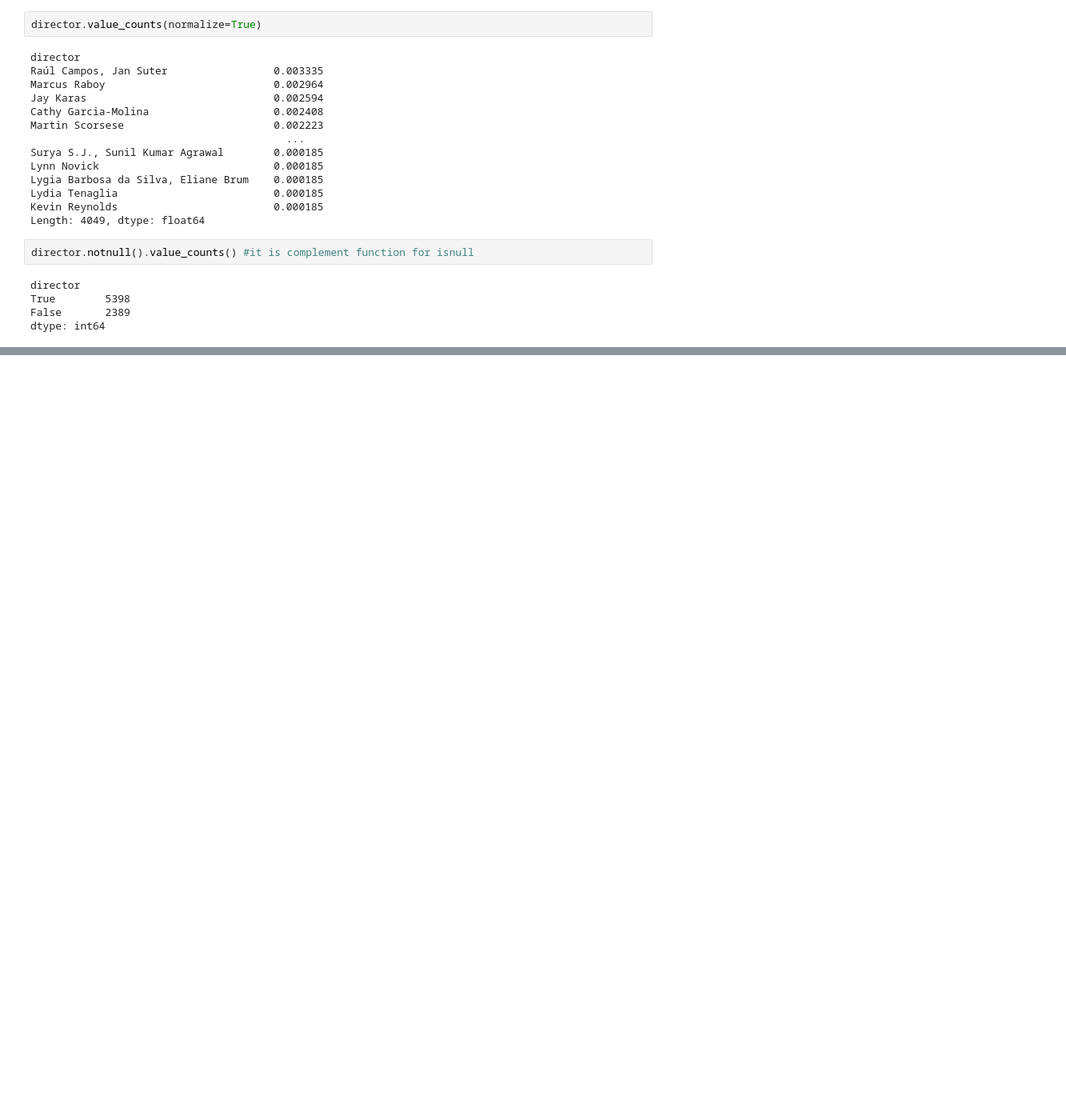
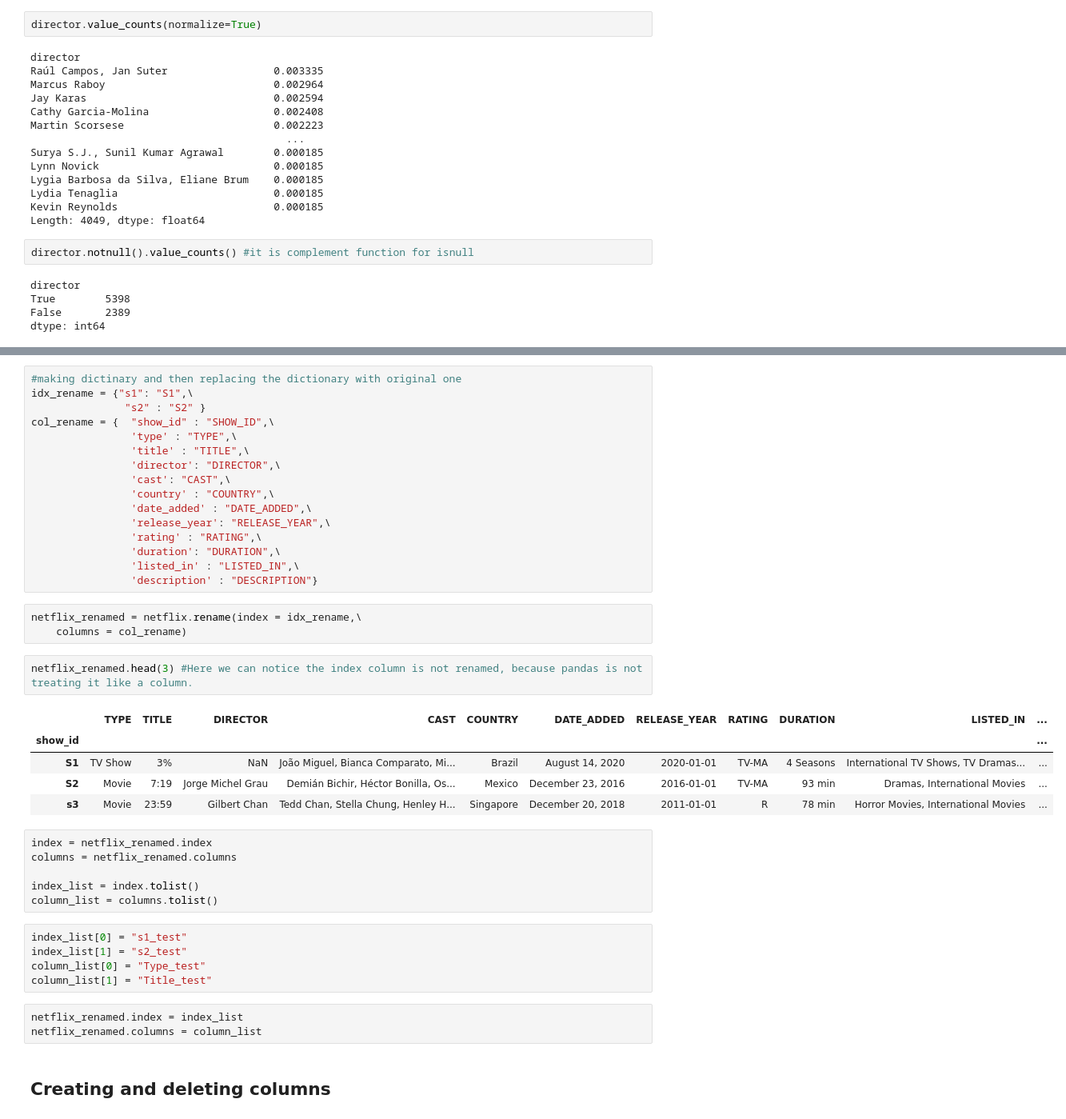
Before and after one commit to Prashantoza/Data_wrangling, a Jupyter notebook: Pandas_Series/Introduction_to_pandas.ipynb, the cells around one changed output, grey strips where cells are left out. Shown at 80% size. Cells and saved outputs as stored; diff of their text form; blank space fills up the shorter version.

```diff
--- a/Pandas_Series/Introduction_to_pandas.ipynb
+++ b/Pandas_Series/Introduction_to_pandas.ipynb
@@ -330,0 +371,43 @@ dtype: int64
+# %%
+#making dictinary and then replacing the dictionary with original one
+idx_rename = {"s1": "S1",\
+               "s2" : "S2" }
+col_rename = {  "show_id" : "SHOW_ID",\
+                'type' : "TYPE",\
+                'title' : "TITLE",\
+                'director': "DIRECTOR",\
+                'cast': "CAST",\
+                'country' : "COUNTRY",\
+                'date_added' : "DATE_ADDED",\
+                'release_year': "RELEASE_YEAR",\
+                'rating' : "RATING",\
+                'duration': "DURATION",\
+                'listed_in' : "LISTED_IN",\
+                'description' : "DESCRIPTION"}
+# %%
+netflix_renamed = netflix.rename(index = idx_rename,\
+    columns = col_rename)
+# %%
+netflix_renamed.head(3) #Here we can notice the index column is not renamed, because pandas is not treating it like a column.
+# %% [output]
+|  | TYPE | TITLE | DIRECTOR | CAST | COUNTRY | DATE_ADDED | RELEASE_YEAR | RATING | DURATION | LISTED_IN | ... |
+| show_id |  |  |  |  |  |  |  |  |  |  | ... |
+| S1 | TV Show | 3% | NaN | João Miguel, Bianca Comparato, Mi... | Brazil | August 14, 2020 | 2020-01-01 | TV-MA | 4 Seasons | International TV Shows, TV Dramas... | ... |
+| S2 | Movie | 7:19 | Jorge Michel Grau | Demián Bichir, Héctor Bonilla, Os... | Mexico | December 23, 2016 | 2016-01-01 | TV-MA | 93 min | Dramas, International Movies | ... |
+| s3 | Movie | 23:59 | Gilbert Chan | Tedd Chan, Stella Chung, Henley H... | Singapore | December 20, 2018 | 2011-01-01 | R | 78 min | Horror Movies, International Movies | ... |
+# %%
+index = netflix_renamed.index
+columns = netflix_renamed.columns
+
+index_list = index.tolist()
+column_list = columns.tolist()
+# %%
+index_list[0] = "s1_test"
+index_list[1] = "s2_test"
+column_list[0] = "Type_test"
+column_list[1] = "Title_test"
+# %%
+netflix_renamed.index = index_list
+netflix_renamed.columns = column_list
+# %% [markdown]
+## Creating and deleting columns
```
Also changed, not shown: parts of 51 cells of this notebook.
